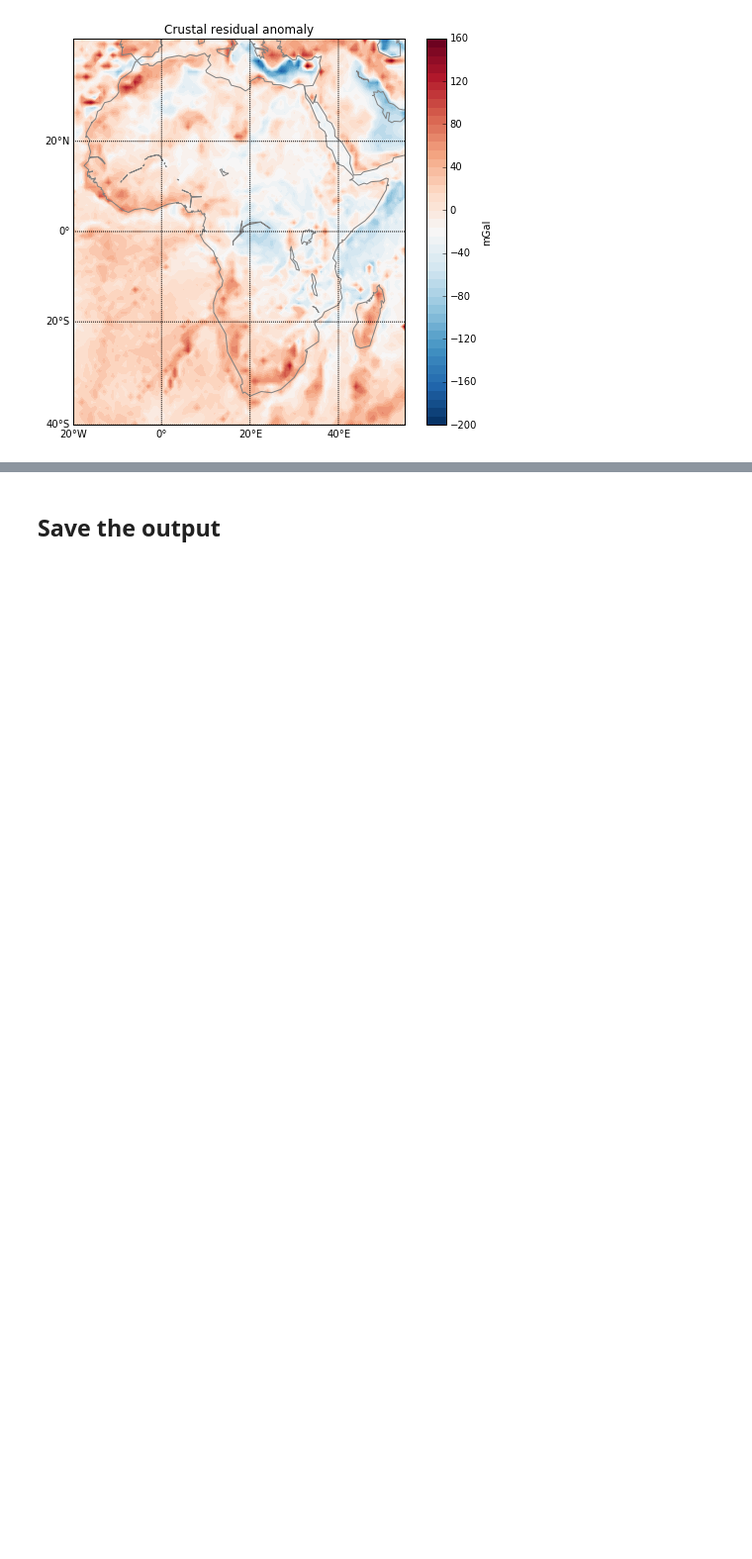
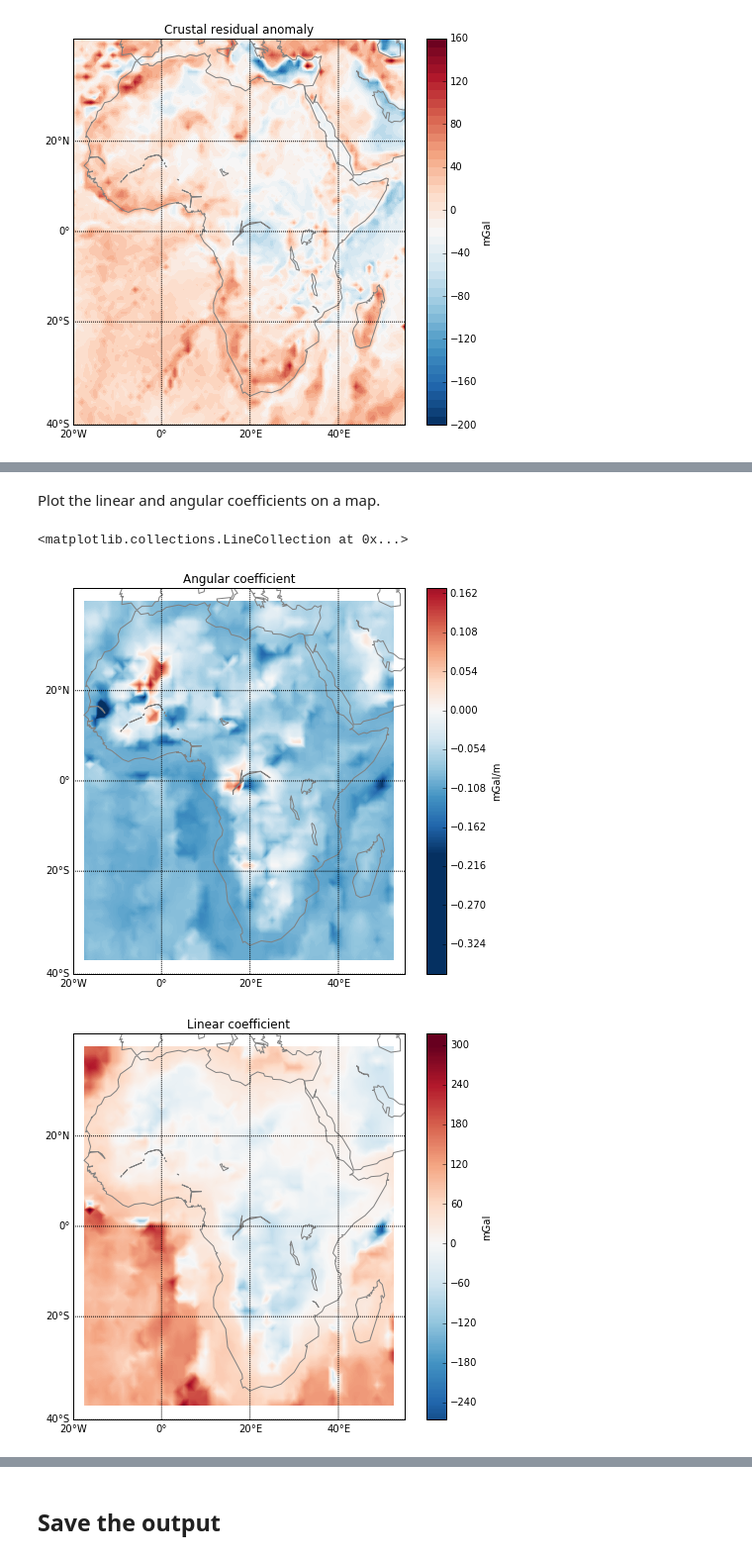
Before and after one commit to leouieda/africa-gravity, a Jupyter notebook: isostatic_analysis.ipynb, the cells around one changed output, grey strips where cells are left out. Shown at 99% size. Saved outputs shown, nothing was run; the diff lists cells and outputs as text; code cells hidden in the pictures; blank space fills up the shorter version.

Commit message:
Run the analysis by window

```diff
--- a/isostatic_analysis.ipynb
+++ b/isostatic_analysis.ipynb
@@ -32,7 +32,7 @@ with open(datapath.format(datafile)) as f:
     x = x.reshape(shape)
     y = y.reshape(shape)
 # %%
-s, n, w, e = lat.min(), lat.max(), lon.min(), lon.max()
+s, n, w, e = area = lat.min(), lat.max(), lon.min(), lon.max()
 # %%
 bm = Basemap(projection=projection, llcrnrlat=s, llcrnrlon=w, urcrnrlat=n, urcrnrlon=e, lat_ts=(n + s)/2)
 # %%
@@ -76,9 +76,9 @@ plt.ylabel('Bouguer (mGal)')
 # %% [markdown]
 Fit a line to the equivalent topography and Bouguer.
 # %%
-def robust_regression(x, y):
+def robust_regression(x, y, maxit=10):
     weight = None
-    for i in range(10):
+    for i in range(maxit):
         a, b = sp.polyfit(x, y, w=weight, deg=1)
         residuals = y - (a*x + b)
         residuals[np.abs(residuals) < 1e-10] = 1e-10
@@ -115,0 +151,9 @@ plt.title('Crustal residual anomaly')
+# %%
+%%time
+outputs = []
+windows = []
+for window, latc, lonc in moving_window(lat, lon, (5, 5), overlap=0.75, return_center=True):
+    a, b, line = robust_regression(topo_eq[window], bouguer[window], maxit=5)
+    outputs.append([a, b, latc, lonc])
+    windows.append(window)
+angular_coefs, linear_coefs, lat_coefs, lon_coefs = np.array(outputs).T
@@ -115,0 +163,26 @@ plt.title('Crustal residual anomaly')
+# %% [markdown]
+Plot the linear and angular coefficients on a map.
+# %%
+yc, xc = bm(lon_coefs, lat_coefs)
+
+plt.figure(figsize=(8, 7))
+plt.title('Angular coefficient')
+bm.contourf(yc, xc, angular_coefs, 300, tri=True, cmap='RdBu_r', vmin=-0.2, vmax=0.2)
+cb = plt.colorbar()
+cb.set_label('mGal/m')
+bm.drawmeridians(np.arange(w, e, 20), labels=[0, 0, 0, 1])
+bm.drawparallels(np.arange(s, n, 20), labels=[1, 0, 0, 0])
+bm.drawcoastlines(color='grey')
+
+plt.figure(figsize=(8, 7))
+plt.title('Linear coefficient')
+bm.contourf(yc, xc, linear_coefs, 300, tri=True, cmap='RdBu_r', vmin=-300, vmax=300)
+cb = plt.colorbar()
+cb.set_label('mGal')
+bm.drawmeridians(np.arange(w, e, 20), labels=[0, 0, 0, 1])
+bm.drawparallels(np.arange(s, n, 20), labels=[1, 0, 0, 0])
+bm.drawcoastlines(color='grey')
+# %% [output]
+<matplotlib.collections.LineCollection at 0x...>
+[figure, added]
+[figure, added]
```
Also changed, not shown: parts of 7 cells of this notebook, 1 other file.
